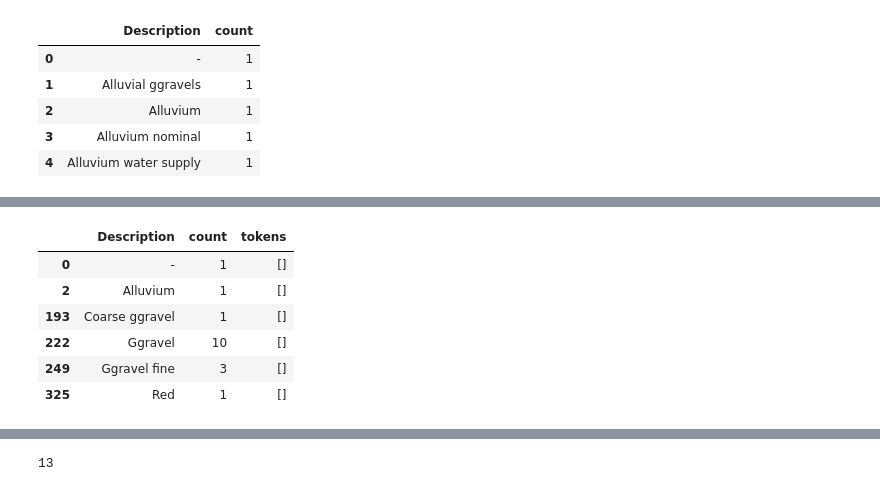
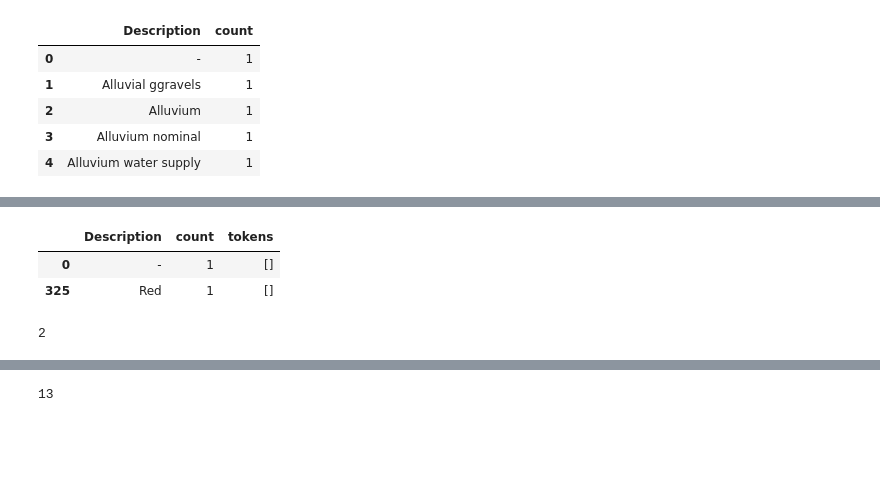
Before and after one commit to IFuentesSR/Litho, a Jupyter notebook: Lith Affinity Prop PCA.ipynb, the cells around one changed output, grey strips where cells are left out. Drawn from its saved outputs; the diff is of its cells as text; code cells hidden in the pictures; blank space fills up the shorter version.

Commit message:
added function to merge similar words

```diff
--- a/Lith Affinity Prop PCA.ipynb
+++ b/Lith Affinity Prop PCA.ipynb
@@ -143 +40,3 @@ Replacing weatherit with weather
+# %%
+lith_code_desc, all_words, word_map = merge_similar_words(lith_code_desc, stopwords, target_columns)
 # %%
@@ -145,10 +44,10 @@ word_matrix = pd.DataFrame({w: [0, ] * len(lith_code_desc.index) for w in word_s
 # %%
-lith_code_desc.loc[lith_code_desc.tokens.str.len() == 0, :]
+lith_code_desc.loc[lith_code_desc.tokens.str.len() == 0, :].head(10)
 # %% [output]
 |  | Description | count | tokens |
 | 0 | - | 1 | [] |
-| 2 | Alluvium | 1 | [] |
-| 193 | Coarse ggravel | 1 | [] |
-| 222 | Ggravel | 10 | [] |
-| 249 | Ggravel fine | 3 | [] |
 | 325 | Red | 1 | [] |
+# %%
+len(lith_code_desc.loc[lith_code_desc.tokens.str.len() == 0, :])
+# %% [output]
+2
```
Also changed, not shown: parts of 14 cells of this notebook, 4 other files.
